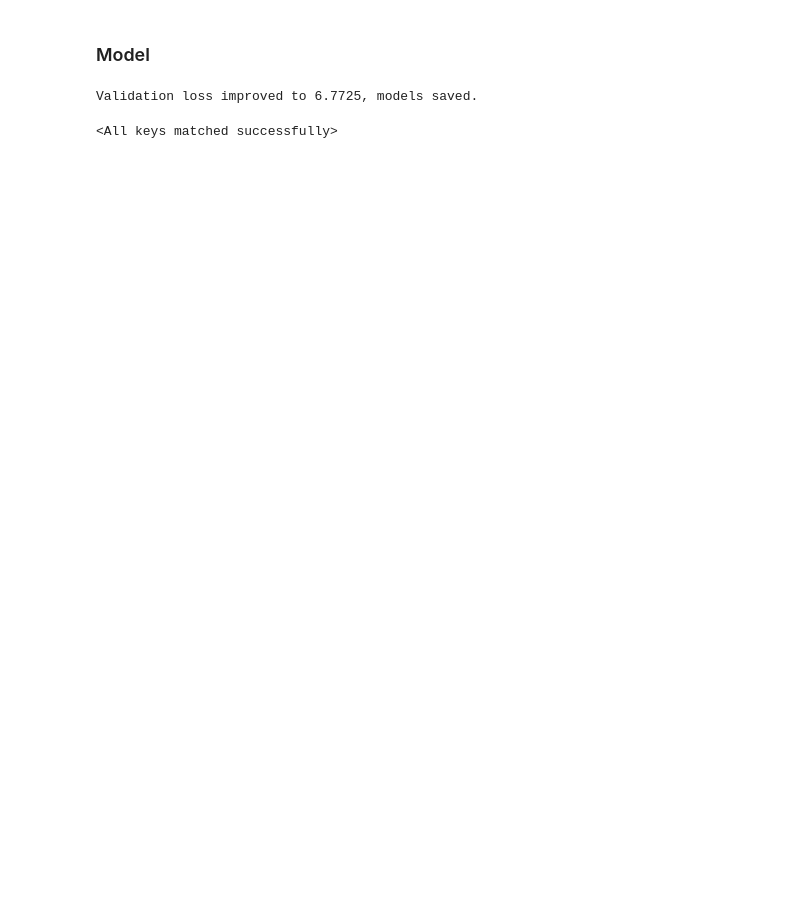
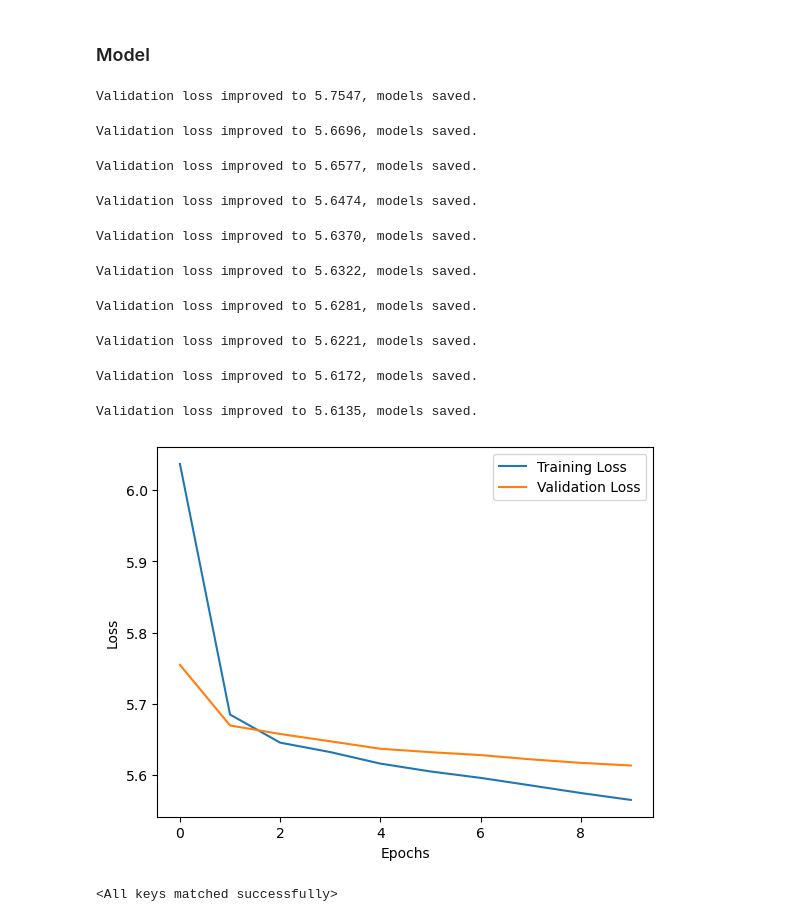
Before and after one commit to HaukeGS/text_mining, a Jupyter notebook: home_assignment_2/home_assignment2_task3.ipynb, the cells around one changed output. Cells and saved outputs as stored; diff of their text form; code cells hidden in the pictures; blank space fills up the shorter version.

Commit message:
implemented topk sampling, loss plotting via matplotlib

```diff
--- a/home_assignment_2/home_assignment2_task3.ipynb
+++ b/home_assignment_2/home_assignment2_task3.ipynb
@@ -212,5 +246,17 @@ decoder_path = 'models/decoder.pth'
+# %%
+# matplotlib plotting function for training and validation loss
+
+def plot_loss(train_losses, val_losses):
+    plt.plot(train_losses, label='Training Loss')
+    plt.plot(val_losses, label='Validation Loss')
+    plt.xlabel('Epochs')
+    plt.ylabel('Loss')
+    plt.legend()
+    plt.show()
 # %%
-def validate_model(encoder, decoder, val_loader, criterion, device=DEVICE):
+# calculate validation loss
+
+def validate_model(encoder, decoder, val_loader, criterion, k=5, device=DEVICE):
     encoder.eval()
     decoder.eval()
     total_loss = 0.0
@@ -229,12 +275,12 @@ def validate_model(encoder, decoder, val_loader, criterion, device=DEVICE):
                 output, last_hidden = decoder(decoder_input, last_hidden)
                 loss = criterion(output, answers[:, j])
                 batch_loss += loss.item()
-                decoder_input = torch.argmax(output, dim=1)  # Use the predicted token as the next input
+                decoder_input = topk_sample(output, k=k) # Use the predicted token as the next input
             total_loss += batch_loss / answers.size(1)
     avg_loss = total_loss / len(val_loader)
     return avg_loss
 # %%
-def train(encoder, decoder, train_loader, val_loader, criterion, encoder_optimizer, decoder_optimizer, epochs, device):
+def train(encoder, decoder, train_loader, val_loader, criterion, encoder_optimizer, decoder_optimizer, epochs, device, k=5, teacher_forcing=False):
     writer = SummaryWriter()
     average_training_loss_per_epoch = []
     validation_loss_per_epoch = []
@@ -251,13 +297,20 @@ def train(encoder, decoder, train_loader, val_loader, criterion, encoder_optimiz
 
             encoder_output = encoder(messages)
             last_hidden = encoder_output
+            decoder_input = answers[:, 0]  # Start with the <SOS> token
             batch_loss = 0
             for j in range(1, answers.size(1)):
-                output, last_hidden = decoder(answers[:, j-1], last_hidden)
-                loss = criterion(output, answers[:, j])
-                batch_loss += loss
-                # decoder_input = torch.argmax(output, dim=1) # uncomment to not use teacher forcing
-
+                if teacher_forcing:
+                    # witch teacher forcing, use the ground truth token as the next input
+                    output, last_hidden = decoder(answers[:, j-1], last_hidden)
+                    loss = criterion(output, answers[:, j])
+                    batch_loss += loss
+                else:
+                    # without teacher forcing, use the predicted token as the next input
+                    output, last_hidden = decoder(decoder_input, last_hidden)
+                    loss = criterion(output, answers[:, j])
+                    batch_loss += loss
+                    decoder_input = topk_sample(output, k=k)  # Use the top-k sampled indices as the next input
             batch_loss = batch_loss / answers.size(1)
             batch_loss.backward()
             encoder_optimizer.step()
@@ -265,12 +318,13 @@ def train(encoder, decoder, train_loader, val_loader, criterion, encoder_optimiz
 
             total_loss += batch_loss.item()
             train_loader.set_postfix({"loss": total_loss / (i + 1)})
+        validation_loss = validate_model(encoder, decoder, val_loader, criterion, k, device)
 
-        validation_loss = validate_model(encoder, decoder, val_loader, criterion, device)
-
+        # for matplotlib plotting
         average_training_loss_per_epoch.append(total_loss / len(train_loader))
         validation_loss_per_epoch.append(validation_loss)
 
+        # save the model if validation loss improves
         if validation_loss < min_validation_loss:
             min_validation_loss = validation_loss
             torch.save(encoder.state_dict(), encoder_path)
@@ -280,19 +334,32 @@ def train(encoder, decoder, train_loader, val_loader, criterion, encoder_optimiz
         writer.add_scalar('Training Loss', total_loss / len(train_loader), epoch)
         writer.add_scalar('Validation Loss', validation_loss, epoch)
         writer.flush()
+    plot_loss(average_training_loss_per_epoch, validation_loss_per_epoch)
     writer.close()
 # %%
 train(
     encoder=encoder,
     decoder=decoder,
     train_loader=train_loader,
     val_loader=val_loader,
     criterion=criterion,
     encoder_optimizer=encoder_optimizer,
     decoder_optimizer=decoder_optimizer,
     epochs=EPOCHS,
-    device=DEVICE
+    device=DEVICE,
+    k=5,
+    teacher_forcing=TEACHER_FORCING
 )
 # %% [output]
-Validation loss improved to 6.7725, models saved.
+Validation loss improved to 5.7547, models saved.
+Validation loss improved to 5.6696, models saved.
+Validation loss improved to 5.6577, models saved.
+Validation loss improved to 5.6474, models saved.
+Validation loss improved to 5.6370, models saved.
+Validation loss improved to 5.6322, models saved.
+Validation loss improved to 5.6281, models saved.
+Validation loss improved to 5.6221, models saved.
+Validation loss improved to 5.6172, models saved.
+Validation loss improved to 5.6135, models saved.
+[figure, added]
 # %%
```
Also changed, not shown: parts of 13 cells of this notebook, 4 other files.
